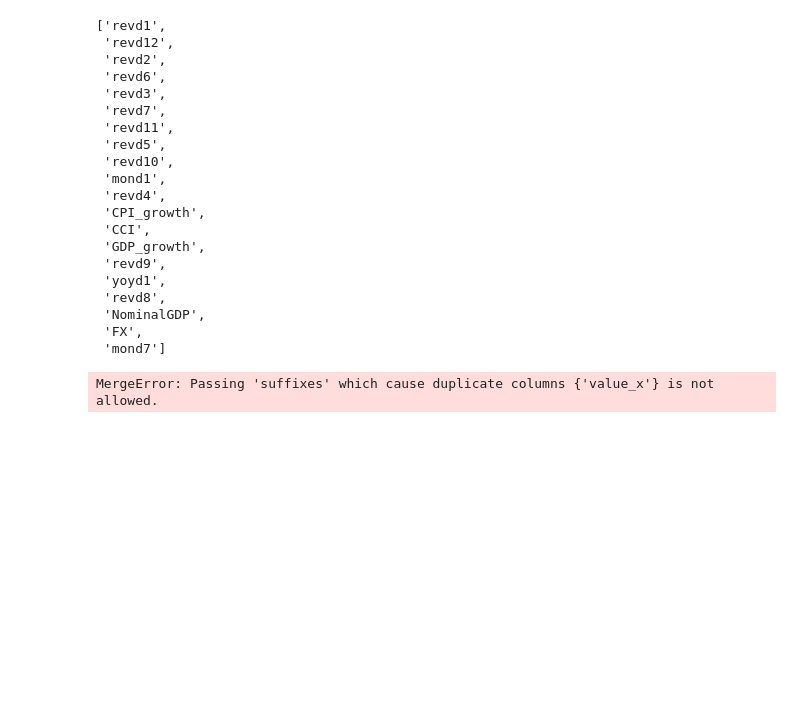
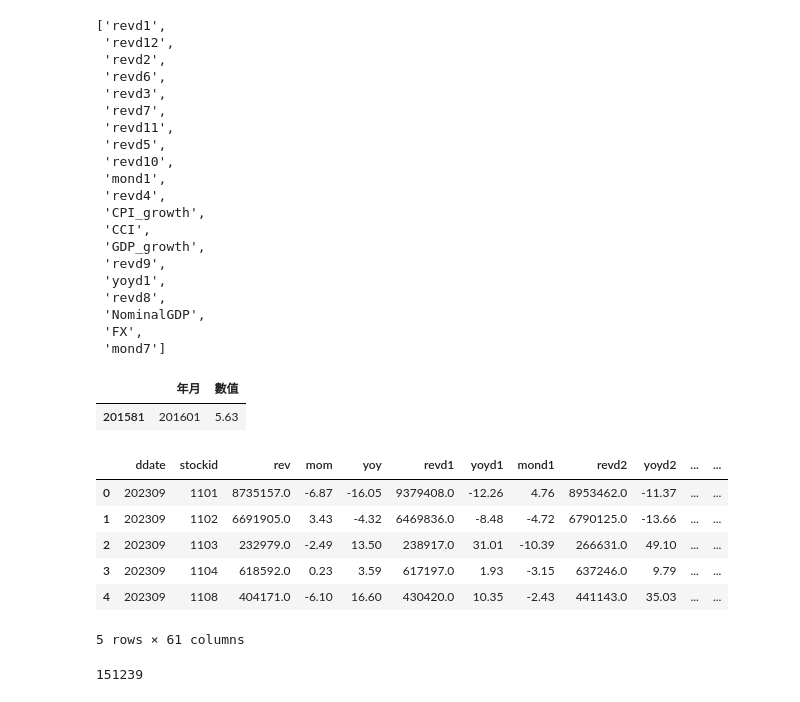
Before and after one commit to Carolyehhh/revenue-prediction, a Jupyter notebook: GDP_train.ipynb, the cells around one changed output. Drawn from its saved outputs; the diff is of its cells as text; code cells hidden in the pictures; blank space fills up the shorter version.

Commit message:
三大法人&總經都成功merge進TheWhole_rev_jur1

```diff
--- a/GDP_train.ipynb
+++ b/GDP_train.ipynb
@@ -678,14 +671,28 @@ categories_current_sales =  ['貨幣總額年增率(M1A)日平均', '貨幣總
                                                         '進口物價指數年增率']
 
 categories_prosperity = ['台灣景氣領先指標', '台灣景氣同時指標', '台灣景氣落後指標']
+# %%
+MacroInfo[(MacroInfo['名稱'] == '貨幣總額年增率(M2)日平均') & (MacroInfo['年月'] == '201601')][['年月', '數值']]
+# %% [output]
+|  | 年月 | 數值 |
+| 201581 | 201601 | 5.63 |
 # %%
 # 對於每一個類別，提取相應的數值並合併到 'TheWhole_rev_jur' DataFrame
 TheWhole_rev_jur1 = TheWhole_rev_jur.copy()
 
 for categories in categories_current_sales:
-    temp_df = MacroInfo[MacroInfo['名稱'] == categories][['年月', '數值','名稱']].rename(columns={'年月':'ddate','數值':'value', '名稱':categories})
+    # 從 MacroInfo 選出該名稱的數據
+    temp_df = MacroInfo[MacroInfo['名稱'] == categories][['年月', '數值']].rename(columns={'年月':'ddate','數值':categories})
     TheWhole_rev_jur1 = pd.merge(TheWhole_rev_jur1, temp_df, how= 'inner', on='ddate')
-
-TheWhole_rev_jur1.head()
 # %% [output]
+|  | ddate | stockid | rev | mom | yoy | revd1 | yoyd1 | mond1 | revd2 | yoyd2 | ... | ... |
+| 0 | 202309 | 1101 | 8735157.0 | -6.87 | -16.05 | 9379408.0 | -12.26 | 4.76 | 8953462.0 | -11.37 | ... | ... |
+| 1 | 202309 | 1102 | 6691905.0 | 3.43 | -4.32 | 6469836.0 | -8.48 | -4.72 | 6790125.0 | -13.66 | ... | ... |
+| 2 | 202309 | 1103 | 232979.0 | -2.49 | 13.50 | 238917.0 | 31.01 | -10.39 | 266631.0 | 49.10 | ... | ... |
+| 3 | 202309 | 1104 | 618592.0 | 0.23 | 3.59 | 617197.0 | 1.93 | -3.15 | 637246.0 | 9.79 | ... | ... |
+| 4 | 202309 | 1108 | 404171.0 | -6.10 | 16.60 | 430420.0 | 10.35 | -2.43 | 441143.0 | 35.03 | ... | ... |
-MergeError: Passing 'suffixes' which cause duplicate columns {'value_x'} is not allowed.
+5 rows × 61 columns
+# %%
+len(TheWhole_rev_jur1) #151239
+# %% [output]
+151239
```
Also changed, not shown: parts of 4 cells of this notebook.
